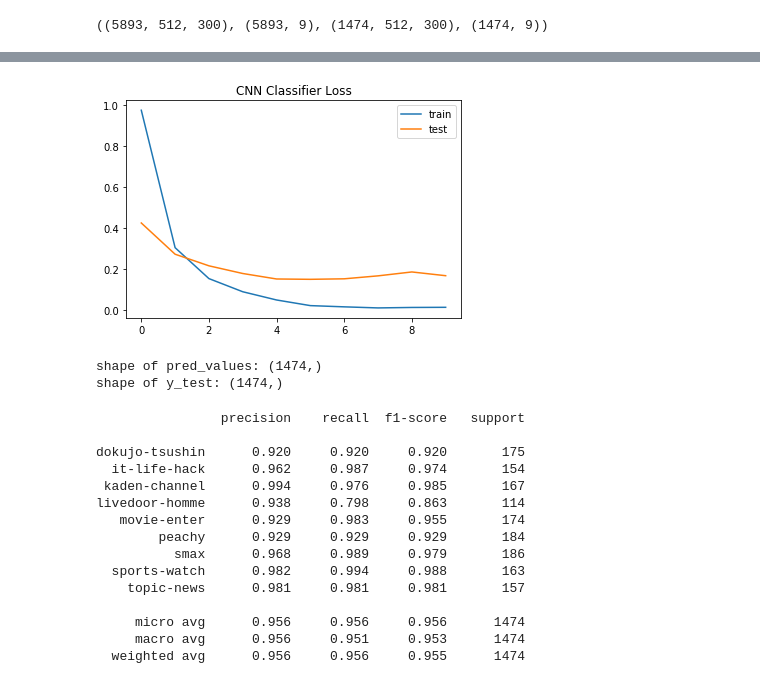
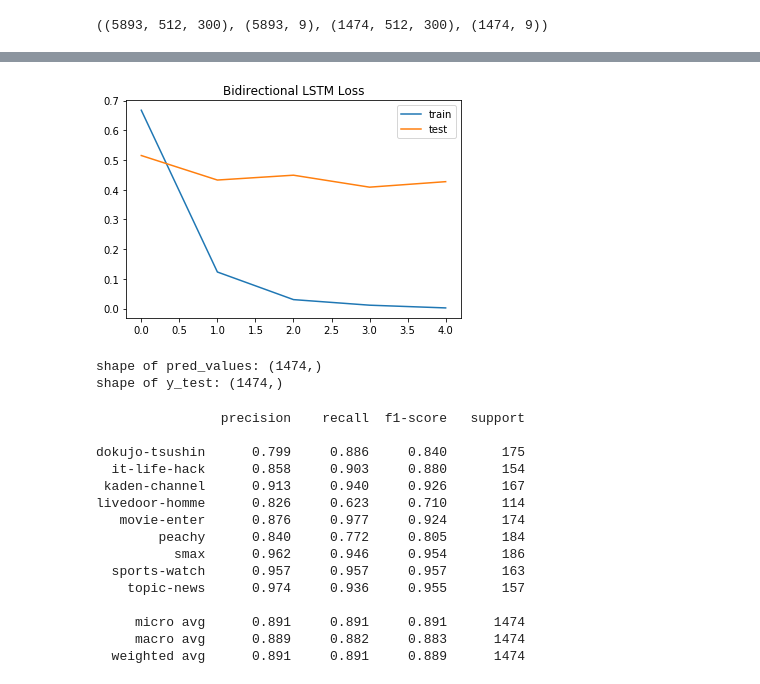
Before and after one commit to Masao-Taketani/japanese_text_classification, a Jupyter notebook: bi_lstm_classifier.ipynb, the cells around one changed output, grey strips where cells are left out. Drawn from its saved outputs; the diff is of its cells as text; code cells hidden in the pictures.

Commit message:
add bi_lstm_classifier.ipynb and mlp_classifier.ipynb

```diff
--- a/bi_lstm_classifier.ipynb
+++ b/bi_lstm_classifier.ipynb
@@ -78,7 +81,7 @@ _________________________________________________________________
 from keras.optimizers import Adam
 
 model.compile(loss='categorical_crossentropy',
-             optimizer=RMSprop(),
+             optimizer=Adam(),
              metrics=['accuracy'])
 # %%
 %%time
@@ -116,11 +119,11 @@ NameError: name 'hist' is not defined
 # %%
 plt.plot(hist.history['loss'])
 plt.plot(hist.history['val_loss'])
-plt.title('CNN Classifier Loss')
+plt.title('Bidirectional LSTM Loss')
 plt.legend(['train', 'test'], loc='upper right')
 plt.show()
 # %% [output]
-[figure, old version]
+[figure, new version]
 # %%
 import numpy as np
 
@@ -145,19 +148,19 @@ print(result)
 # %% [output]
                 precision    recall  f1-score   support
 
-dokujo-tsushin      0.920     0.920     0.920       175
-  it-life-hack      0.962     0.987     0.974       154
- kaden-channel      0.994     0.976     0.985       167
-livedoor-homme      0.938     0.798     0.863       114
-   movie-enter      0.929     0.983     0.955       174
-        peachy      0.929     0.929     0.929       184
-          smax      0.968     0.989     0.979       186
-  sports-watch      0.982     0.994     0.988       163
-    topic-news      0.981     0.981     0.981       157
+dokujo-tsushin      0.799     0.886     0.840       175
+  it-life-hack      0.858     0.903     0.880       154
+ kaden-channel      0.913     0.940     0.926       167
+livedoor-homme      0.826     0.623     0.710       114
+   movie-enter      0.876     0.977     0.924       174
+        peachy      0.840     0.772     0.805       184
+          smax      0.962     0.946     0.954       186
+  sports-watch      0.957     0.957     0.957       163
+    topic-news      0.974     0.936     0.955       157
 
-     micro avg      0.956     0.956     0.956      1474
-     macro avg      0.956     0.951     0.953      1474
-  weighted avg      0.956     0.956     0.955      1474
+     micro avg      0.891     0.891     0.891      1474
+     macro avg      0.889     0.882     0.883      1474
+  weighted avg      0.891     0.891     0.889      1474
 # %%
 from plot_graph import plot_confusion_matrix
 %matplotlib inline
```
Also changed, not shown: parts of 5 cells of this notebook, 1 other file.
